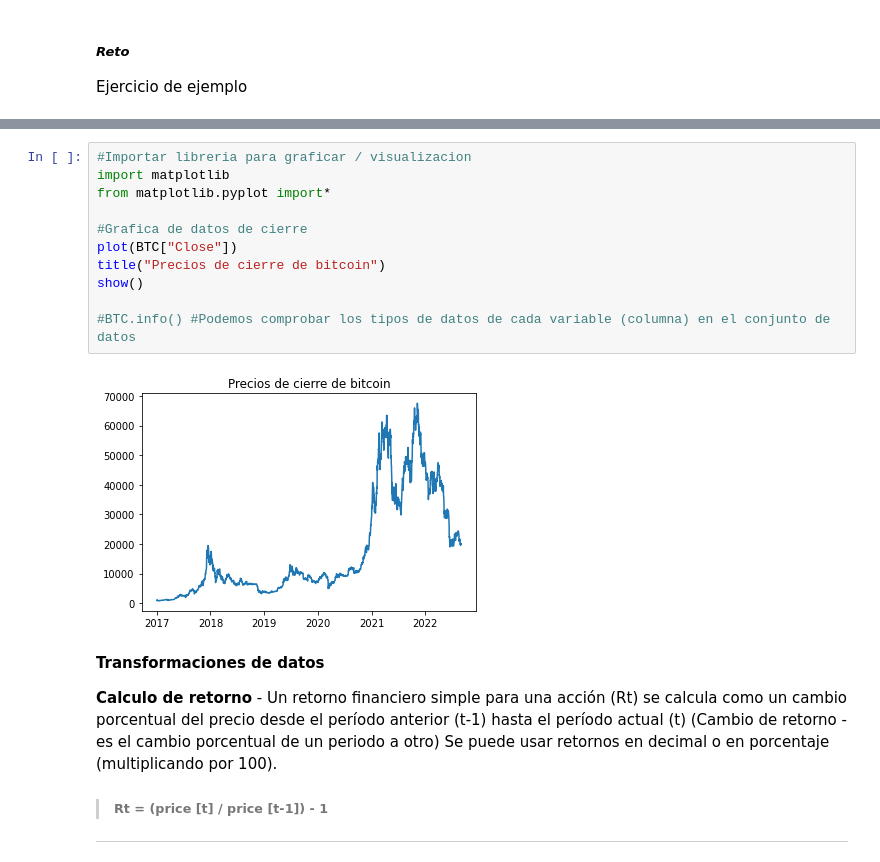
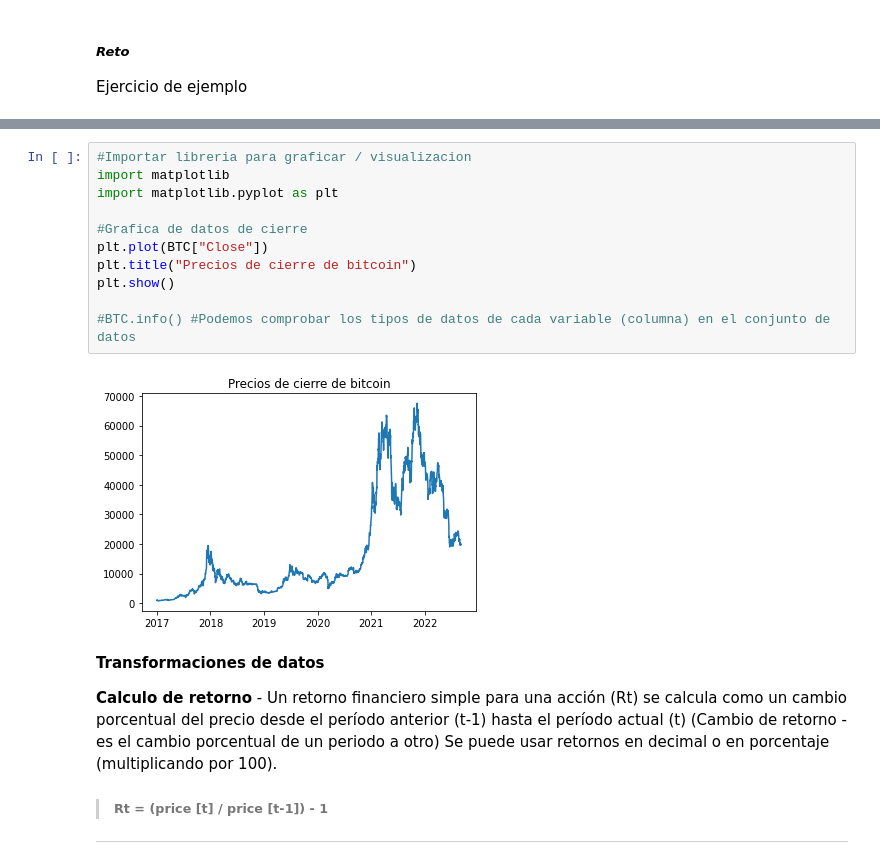
Before and after one commit to AnHrt/StatisticsII, a Jupyter notebook: A01369984_W1.ipynb, the cells around one changed output, grey strips where cells are left out. Saved outputs shown, nothing was run; the diff lists cells and outputs as text.

```diff
--- a/A01369984_W1.ipynb
+++ b/A01369984_W1.ipynb
@@ -67,16 +67,16 @@ BTC.tail() # tail() - Despliegue ultimas filas de datos
 # %%
 #Importar libreria para graficar / visualizacion
 import matplotlib
-from matplotlib.pyplot import*
+import matplotlib.pyplot as plt
 
 #Grafica de datos de cierre
-plot(BTC["Close"])
-title("Precios de cierre de bitcoin")
-show()
+plt.plot(BTC["Close"])
+plt.title("Precios de cierre de bitcoin")
+plt.show()
 
 #BTC.info() #Podemos comprobar los tipos de datos de cada variable (columna) en el conjunto de datos
 # %% [output]
-[figure, old version]
+[figure, new version]
 # %% [markdown]
 **Transformaciones de datos**
 
```
Also changed, not shown: parts of 20 cells of this notebook.
